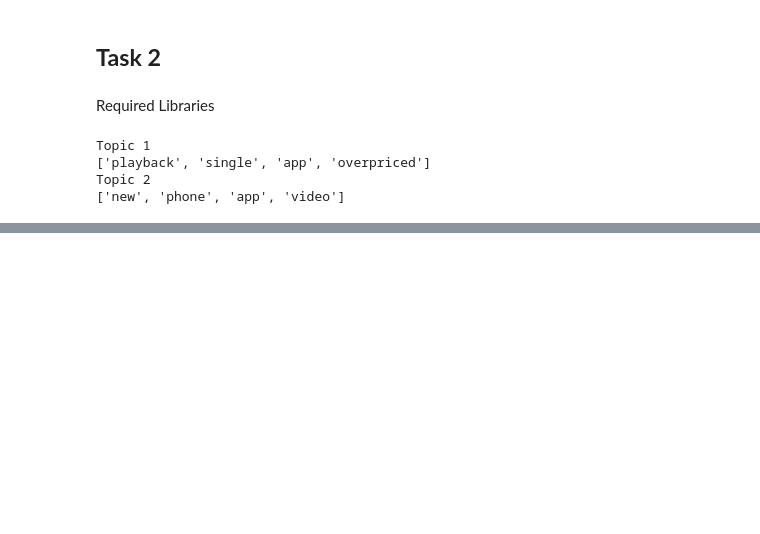
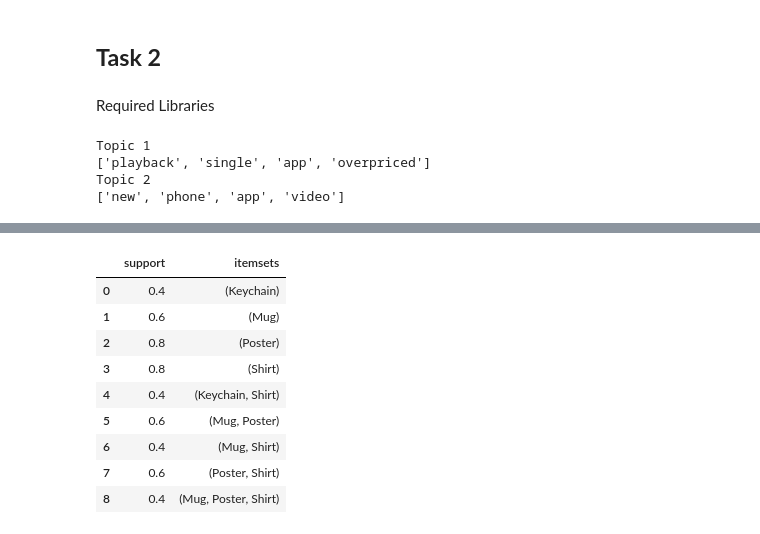
Before and after one commit to sankajithdjinasena/DataMining_Practical, a Jupyter notebook: Data_Mining_Last.ipynb, the cells around one changed output, grey strips where cells are left out. Drawn from its saved outputs; the diff is of its cells as text; code cells hidden in the pictures; blank space fills up the shorter version.

```diff
--- a/Data_Mining_Last.ipynb
+++ b/Data_Mining_Last.ipynb
@@ -80,0 +112,21 @@ Topic 2
+# %%
+from mlxtend.frequent_patterns import apriori
+
+freq = apriori(
+    df,
+    min_support=0.40,
+    use_colnames=True
+)
+
+freq
+# %% [output]
+|  | support | itemsets |
+| 0 | 0.4 | (Keychain) |
+| 1 | 0.6 | (Mug) |
+| 2 | 0.8 | (Poster) |
+| 3 | 0.8 | (Shirt) |
+| 4 | 0.4 | (Keychain, Shirt) |
+| 5 | 0.6 | (Mug, Poster) |
+| 6 | 0.4 | (Mug, Shirt) |
+| 7 | 0.6 | (Poster, Shirt) |
+| 8 | 0.4 | (Mug, Poster, Shirt) |
```
Also changed, not shown: parts of 6 cells of this notebook.
